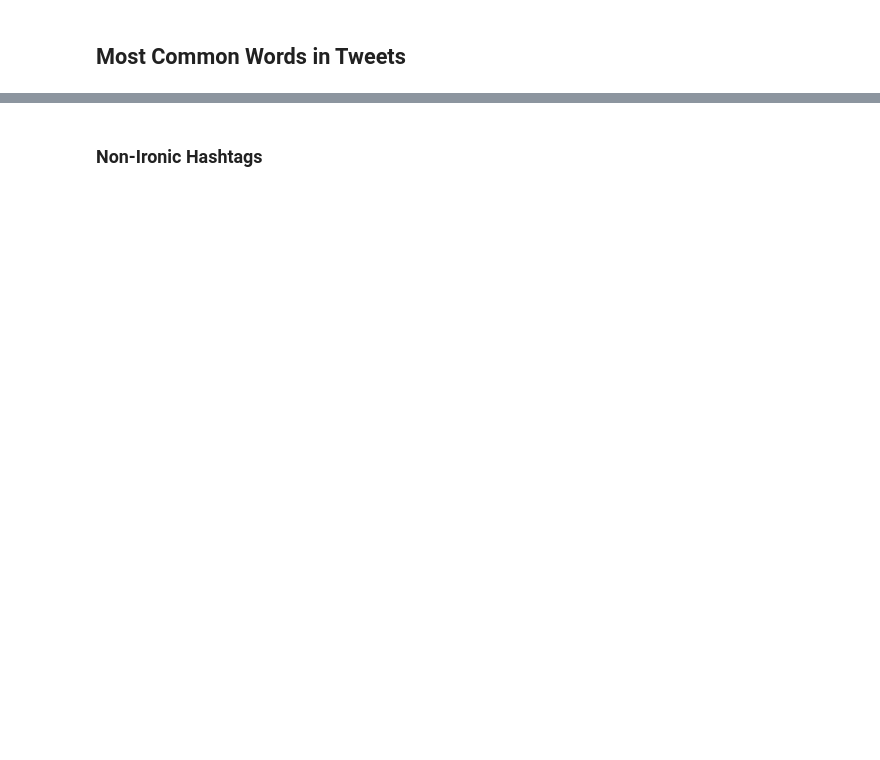
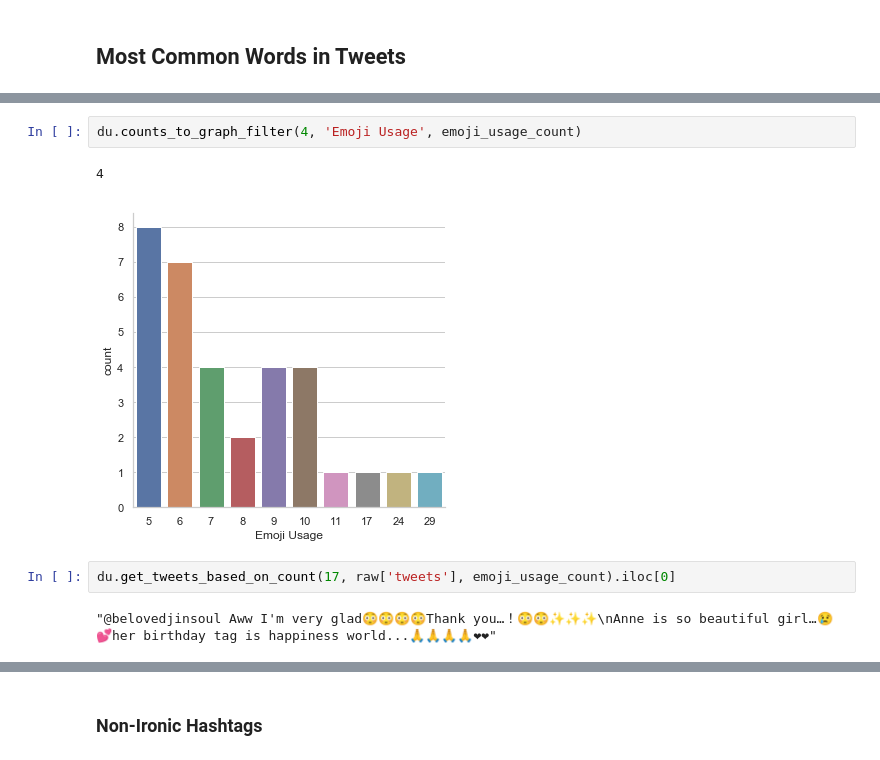
Before and after one commit to csmyth76/Detecting-Sarcasm-on-Twitter, a Jupyter notebook: semanticRel.ipynb, the cells around one changed output, grey strips where cells are left out. Cells and saved outputs as stored; diff of their text form; blank space fills up the shorter version.

```diff
--- a/semanticRel.ipynb
+++ b/semanticRel.ipynb
@@ -620,0 +244,9 @@ def sentences_to_sorted_hashtags(sentence_list, drop_words=None):
+# %%
+du.counts_to_graph_filter(4, 'Emoji Usage', emoji_usage_count)
+# %% [output]
+4
+[figure, added]
+# %%
+du.get_tweets_based_on_count(17, raw['tweets'], emoji_usage_count).iloc[0]
+# %% [output]
+"@belovedjinsoul Aww I'm very glad😳😳😳😳Thank you…！😳😳✨✨✨\nAnne is so beautiful girl…😢💕her birthday tag is happiness world...🙏🙏🙏🙏❤❤"
```
Also changed, not shown: parts of 273 cells of this notebook, 1 other file.
